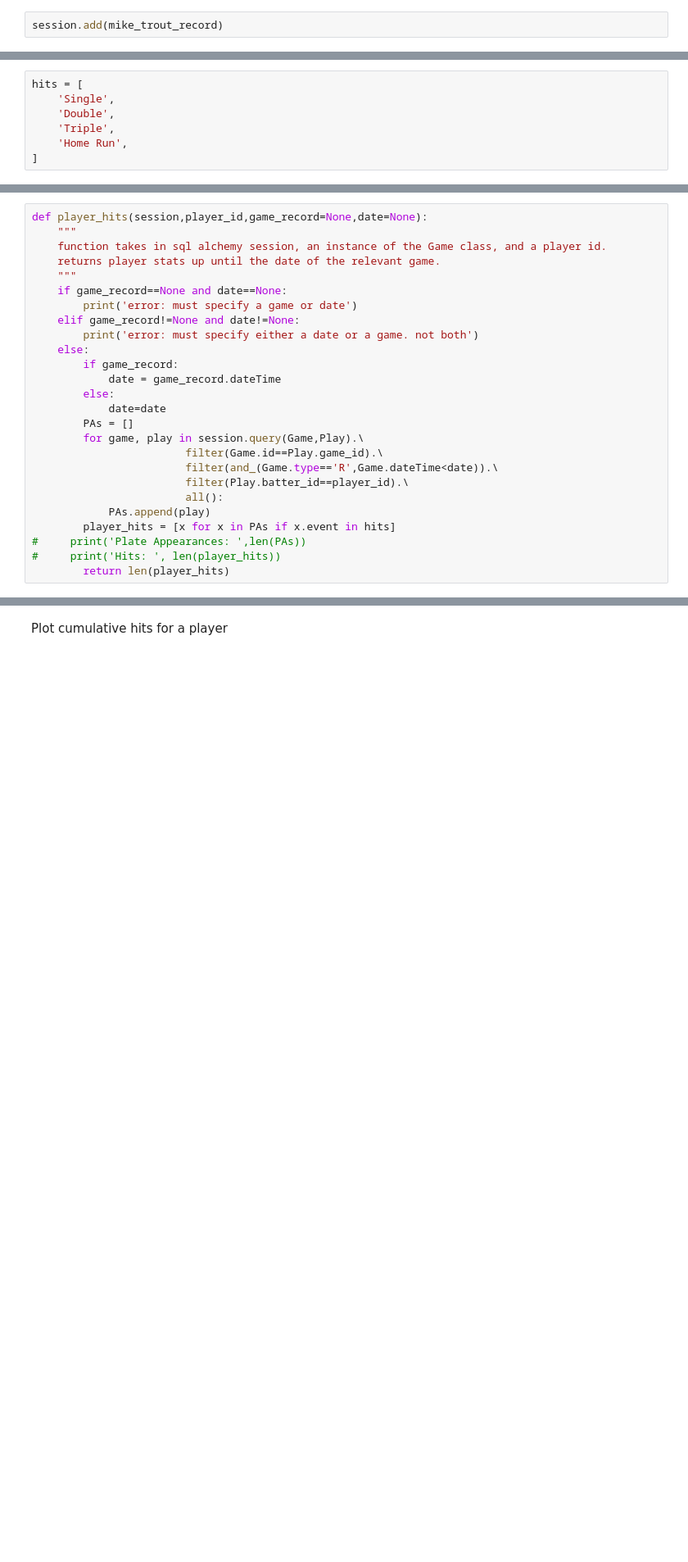
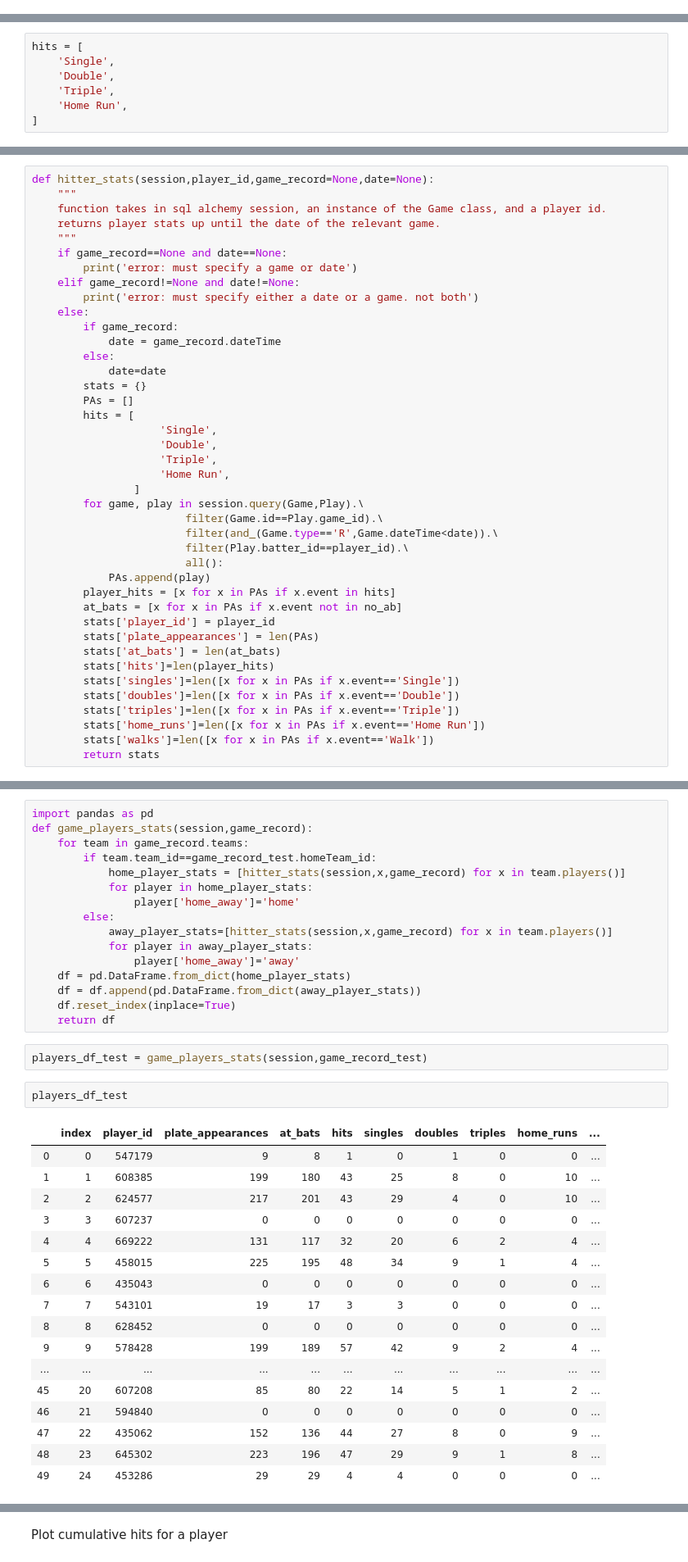
Before and after one commit to schlinkertc/mlb_predictions, a Jupyter notebook: SQL_Alchemy.ipynb, the cells around one changed output, grey strips where cells are left out. Shown: that part at 82% size. Drawn from its saved outputs; the diff is of its cells as text; blank space fills up the shorter version.

Commit message:
working on player stats

```diff
--- a/SQL_Alchemy.ipynb
+++ b/SQL_Alchemy.ipynb
@@ -214,2 +114,0 @@ mike_trout_record.strikeZoneBottom
-# %%
-session.add(mike_trout_record)
@@ -329,5 +188,5 @@ len(PAs)
 # %%
-def player_hits(session,player_id,game_record=None,date=None):
+def hitter_stats(session,player_id,game_record=None,date=None):
     """
     function takes in sql alchemy session, an instance of the Game class, and a player id.
     returns player stats up until the date of the relevant game.
@@ -341,7 +200,14 @@ def player_hits(session,player_id,game_record=None,date=None):
             date = game_record.dateTime
         else:
             date=date
+        stats = {}
         PAs = []
+        hits = [
+                    'Single',
+                    'Double',
+                    'Triple',
+                    'Home Run',
+                ]
         for game, play in session.query(Game,Play).\
                         filter(Game.id==Play.game_id).\
                         filter(and_(Game.type=='R',Game.dateTime<date)).\
@@ -349,8 +215,16 @@ def player_hits(session,player_id,game_record=None,date=None):
                         all():
             PAs.append(play)
         player_hits = [x for x in PAs if x.event in hits]
-#     print('Plate Appearances: ',len(PAs))
-#     print('Hits: ', len(player_hits))
-        return len(player_hits)
+        at_bats = [x for x in PAs if x.event not in no_ab]
+        stats['player_id'] = player_id
+        stats['plate_appearances'] = len(PAs)
+        stats['at_bats'] = len(at_bats)
+        stats['hits']=len(player_hits)
+        stats['singles']=len([x for x in PAs if x.event=='Single'])
+        stats['doubles']=len([x for x in PAs if x.event=='Double'])
+        stats['triples']=len([x for x in PAs if x.event=='Triple'])
+        stats['home_runs']=len([x for x in PAs if x.event=='Home Run'])
+        stats['walks']=len([x for x in PAs if x.event=='Walk'])
+        return stats
 # %%
 game_record_test = session.query(Game).filter(Game.dateTime<datetime(2019,6,3)).all()[-1]
@@ -359,0 +244,38 @@ player_hits(session,mike_trout_id,game_record=game_record_test)
+# %%
+import pandas as pd
+def game_players_stats(session,game_record):
+    for team in game_record.teams:
+        if team.team_id==game_record_test.homeTeam_id:
+            home_player_stats = [hitter_stats(session,x,game_record) for x in team.players()]
+            for player in home_player_stats:
+                player['home_away']='home'
+        else:
+            away_player_stats=[hitter_stats(session,x,game_record) for x in team.players()]
+            for player in away_player_stats:
+                player['home_away']='away'
+    df = pd.DataFrame.from_dict(home_player_stats)
+    df = df.append(pd.DataFrame.from_dict(away_player_stats))
+    df.reset_index(inplace=True)
+    return df
+# %%
+players_df_test = game_players_stats(session,game_record_test)
+# %%
+players_df_test
+# %% [output]
+|  | index | player_id | plate_appearances | at_bats | hits | singles | doubles | triples | home_runs | ... |
+| 0 | 0 | 547179 | 9 | 8 | 1 | 0 | 1 | 0 | 0 | ... |
+| 1 | 1 | 608385 | 199 | 180 | 43 | 25 | 8 | 0 | 10 | ... |
+| 2 | 2 | 624577 | 217 | 201 | 43 | 29 | 4 | 0 | 10 | ... |
+| 3 | 3 | 607237 | 0 | 0 | 0 | 0 | 0 | 0 | 0 | ... |
+| 4 | 4 | 669222 | 131 | 117 | 32 | 20 | 6 | 2 | 4 | ... |
+| 5 | 5 | 458015 | 225 | 195 | 48 | 34 | 9 | 1 | 4 | ... |
+| 6 | 6 | 435043 | 0 | 0 | 0 | 0 | 0 | 0 | 0 | ... |
+| 7 | 7 | 543101 | 19 | 17 | 3 | 3 | 0 | 0 | 0 | ... |
+| 8 | 8 | 628452 | 0 | 0 | 0 | 0 | 0 | 0 | 0 | ... |
+| 9 | 9 | 578428 | 199 | 189 | 57 | 42 | 9 | 2 | 4 | ... |
+| ... | ... | ... | ... | ... | ... | ... | ... | ... | ... | ... |
+| 45 | 20 | 607208 | 85 | 80 | 22 | 14 | 5 | 1 | 2 | ... |
+| 46 | 21 | 594840 | 0 | 0 | 0 | 0 | 0 | 0 | 0 | ... |
+| 47 | 22 | 435062 | 152 | 136 | 44 | 27 | 8 | 0 | 9 | ... |
+| 48 | 23 | 645302 | 223 | 196 | 47 | 29 | 9 | 1 | 8 | ... |
+| 49 | 24 | 453286 | 29 | 29 | 4 | 4 | 0 | 0 | 0 | ... |
```
Also changed, not shown: parts of 31 cells of this notebook, 1 other file.
